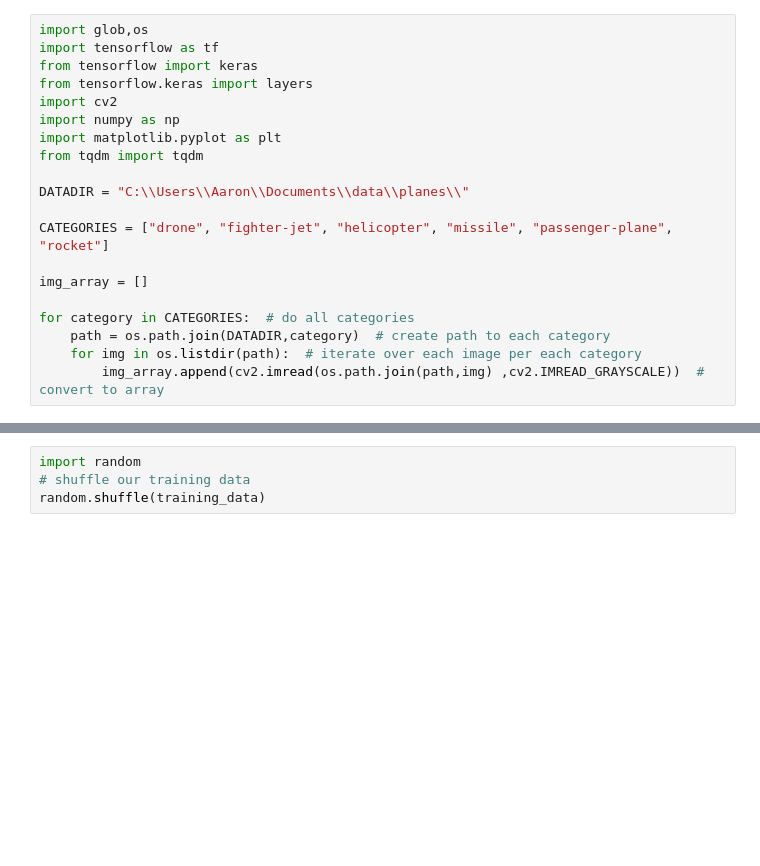
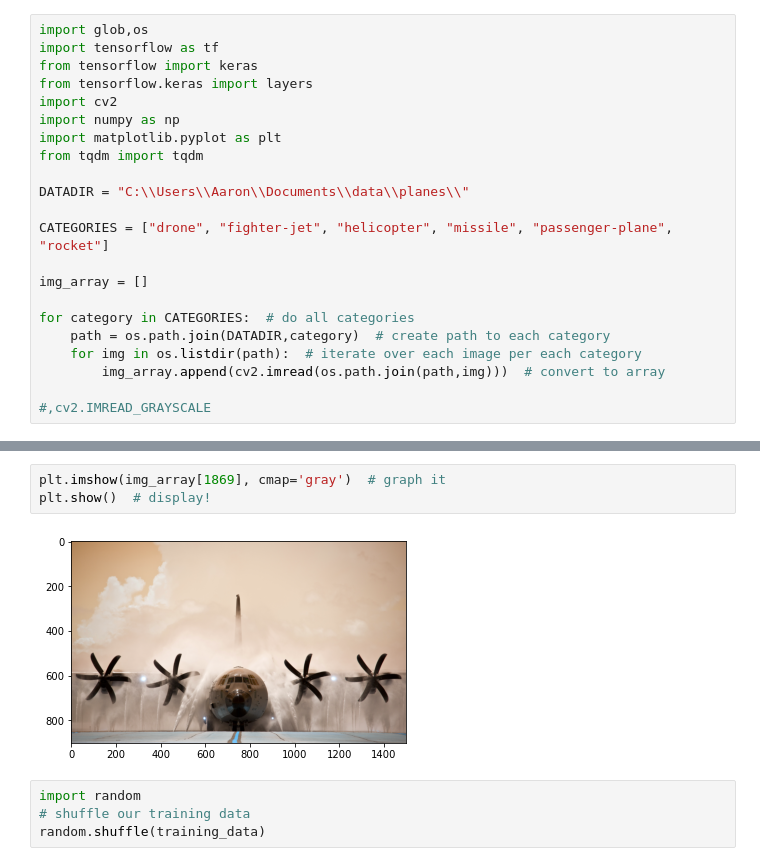
Before and after one commit to Grieze/CSC-767, a Jupyter notebook: Project 1/CNN Project.ipynb, the cells around one changed output, grey strips where cells are left out. Cells and saved outputs as stored; diff of their text form; blank space fills up the shorter version.

```diff
--- a/Project 1/CNN Project.ipynb
+++ b/Project 1/CNN Project.ipynb
@@ -17,4 +17,6 @@ img_array = []
 for category in CATEGORIES:  # do all categories
     path = os.path.join(DATADIR,category)  # create path to each category
     for img in os.listdir(path):  # iterate over each image per each category
-        img_array.append(cv2.imread(os.path.join(path,img) ,cv2.IMREAD_GRAYSCALE))  # convert to array
+        img_array.append(cv2.imread(os.path.join(path,img)))  # convert to array
+
+#,cv2.IMREAD_GRAYSCALE
@@ -41,6 +53,11 @@ print(len(training_data))
 # Our dataset now has 8509 total samples
 # %% [output]
 8509
+# %%
+plt.imshow(img_array[1869], cmap='gray')  # graph it
+plt.show()  # display!
+# %% [output]
+[figure, added]
 # %%
 import random
 # shuffle our training data
```
Also changed, not shown: parts of 10 cells of this notebook.
